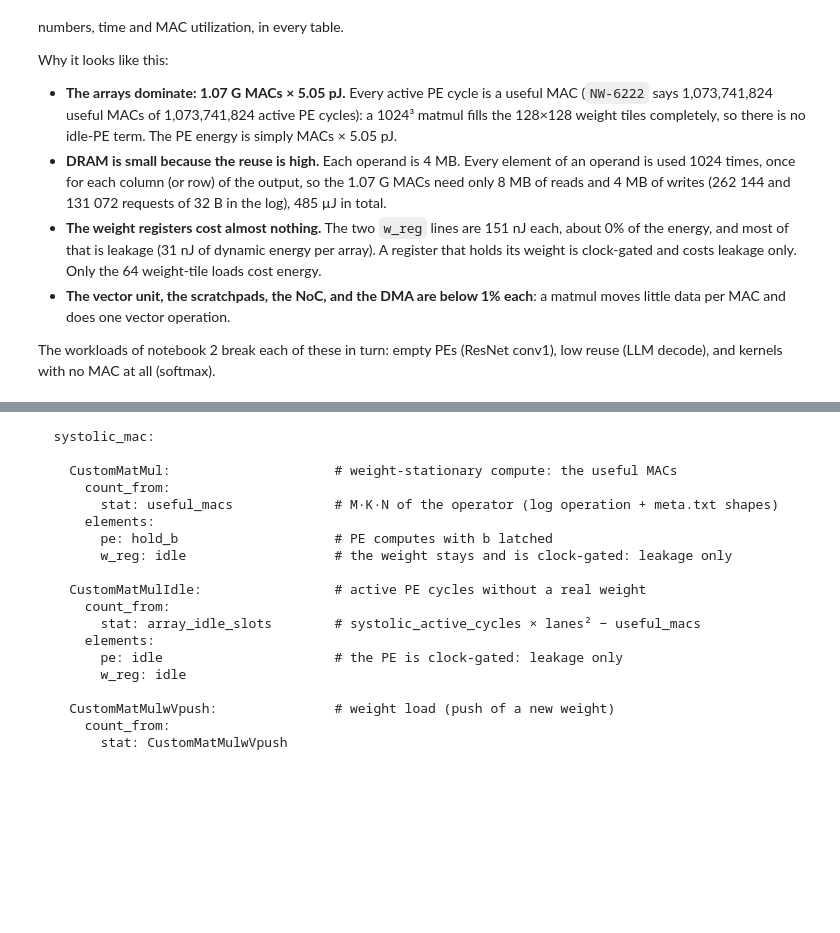
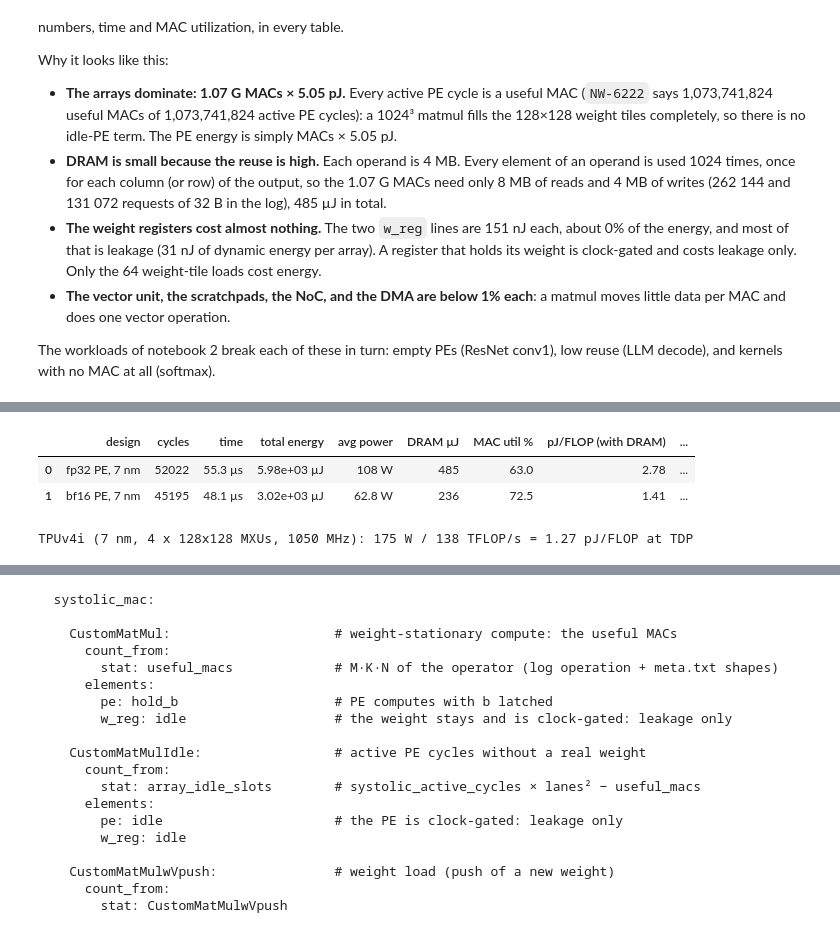
Before and after one commit to yonseicasl/NPUWattch, a Jupyter notebook: tutorial/hands_on/01_pytorchsim_tpu.ipynb, the cells around one changed output, grey strips where cells are left out. Cells and saved outputs as stored; diff of their text form; code cells hidden in the pictures; blank space fills up the shorter version.

```diff
--- a/tutorial/hands_on/01_pytorchsim_tpu.ipynb
+++ b/tutorial/hands_on/01_pytorchsim_tpu.ipynb
@@ -243,0 +281,23 @@ conv1), low reuse (LLM decode), and kernels with no MAC at all (softmax).
+# %%
+import pandas as pd
+
+def headline(rep, label):
+    """One row: the chip-level figure with DRAM, and the on-chip figure without it."""
+    t, e, split = rep["totals"], rep["efficiency"], rep["npu_dram_split"]
+    flops = 2 * e["mac_ops"]
+    return {"design": label, "cycles": t["cycles"], "time": t["exec_time_str"],
+            "total energy": t["energy_str"], "avg power": t["avg_power_str"],
+            "DRAM µJ": round(split["dram_pJ"] / 1e6), "MAC util %": mac_utilization(rep),
+            "pJ/FLOP (with DRAM)": round(e["pJ_per_flop"], 2),
+            "pJ/FLOP (on chip)": round(split["npu_pJ"] / flops, 2)}
+
+display(pd.DataFrame([headline(rep32, "fp32 PE, 7 nm"), headline(rep16, "bf16 PE, 7 nm")]))
+
+# A published 7 nm TPU, as TDP / peak TFLOP/s (Jouppi et al., ISCA 2021, Table 1)
+tdp_w, peak_tflops = 175, 138
+print(f"TPUv4i (7 nm, 4 x 128x128 MXUs, 1050 MHz): {tdp_w} W / {peak_tflops} TFLOP/s = {tdp_w / peak_tflops:.2f} pJ/FLOP at TDP")
+# %% [output]
+|  | design | cycles | time | total energy | avg power | DRAM µJ | MAC util % | pJ/FLOP (with DRAM) | ... |
+| 0 | fp32 PE, 7 nm | 52022 | 55.3 µs | 5.98e+03 µJ | 108 W | 485 | 63.0 | 2.78 | ... |
+| 1 | bf16 PE, 7 nm | 45195 | 48.1 µs | 3.02e+03 µJ | 62.8 W | 236 | 72.5 | 1.41 | ... |
+TPUv4i (7 nm, 4 x 128x128 MXUs, 1050 MHz): 175 W / 138 TFLOP/s = 1.27 pJ/FLOP at TDP
```
Also changed, not shown: parts of 7 cells of this notebook, 29 other files.
